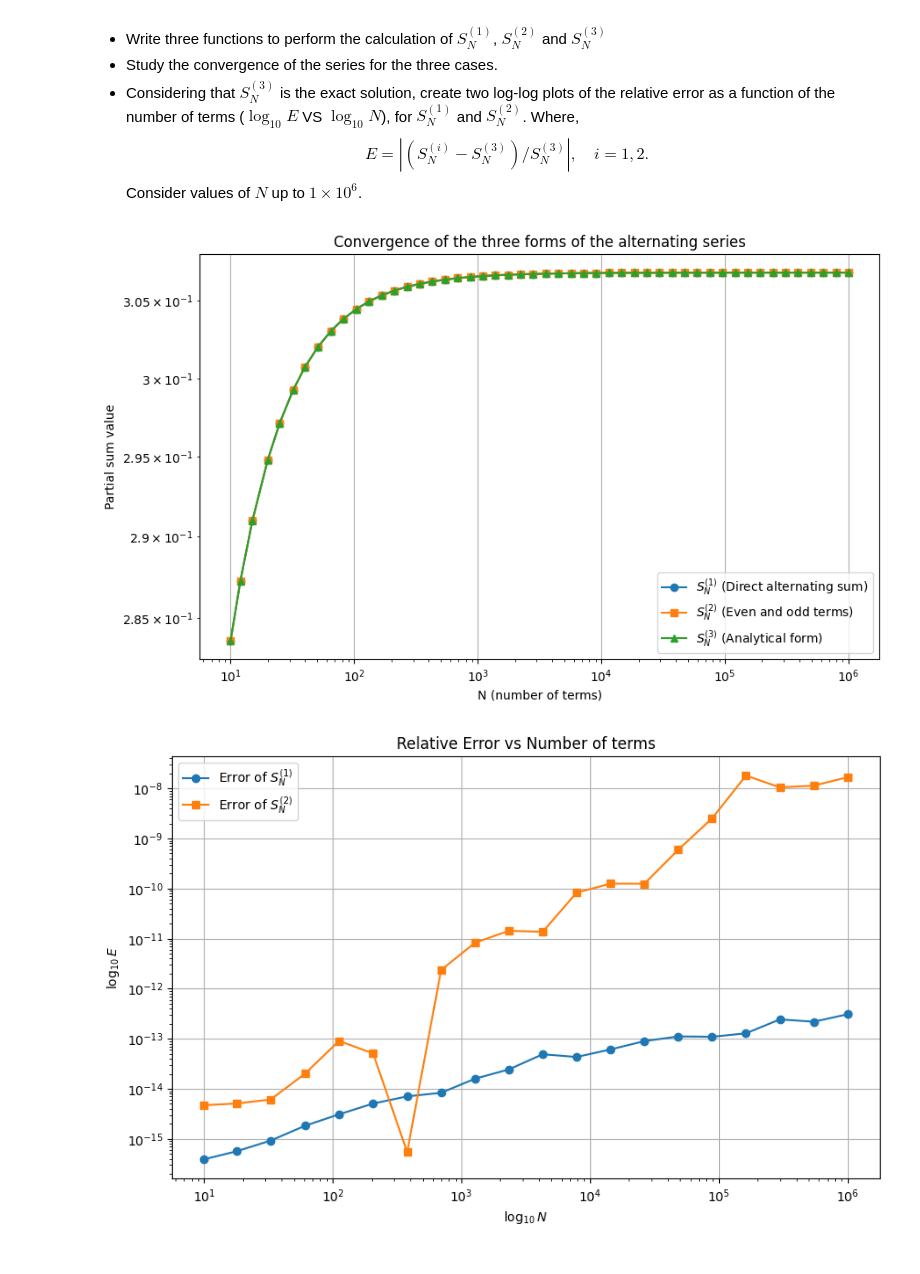
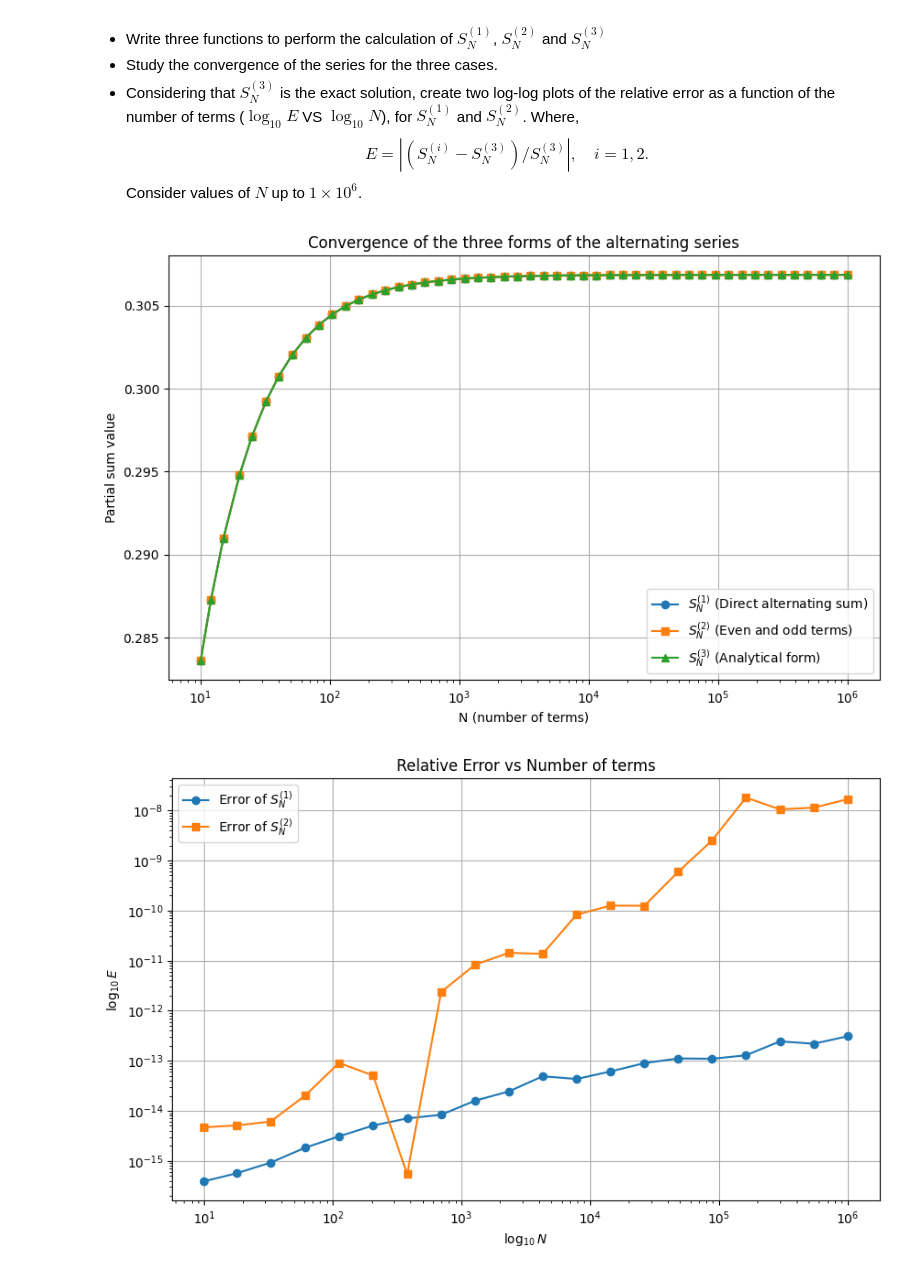
Before and after one commit to danielruizm16/ComputationalMethods, a Jupyter notebook: Numerical_Rep_Errors/Num_errors_exercises.ipynb, the cells around one changed output. Saved outputs shown, nothing was run; the diff lists cells and outputs as text; code cells hidden in the pictures.

```diff
--- a/Numerical_Rep_Errors/Num_errors_exercises.ipynb
+++ b/Numerical_Rep_Errors/Num_errors_exercises.ipynb
@@ -102,25 +102,25 @@ def S3(N):
 # %%
 # N values (logarithmically spaced)
 N_values = np.logspace(1, 6, num=50, dtype=int)
 
 # Calculate the sums for each N
 S1_values = [S1(N) for N in N_values]
 S2_values = [S2(N) for N in N_values]
 S3_values = [S3(N) for N in N_values]
 
 # Convergence plot
 plt.figure(figsize=(10, 6))
-plt.loglog(N_values, S1_values, 'o-', label='$S_N^{(1)}$ (Direct alternating sum)')
-plt.loglog(N_values, S2_values, 's-', label='$S_N^{(2)}$ (Even and odd terms)')
-plt.loglog(N_values, S3_values, '^-', label='$S_N^{(3)}$ (Analytical form)')
+plt.semilogx(N_values, S1_values, 'o-', label='$S_N^{(1)}$ (Direct alternating sum)')
+plt.semilogx(N_values, S2_values, 's-', label='$S_N^{(2)}$ (Even and odd terms)')
+plt.semilogx(N_values, S3_values, '^-', label='$S_N^{(3)}$ (Analytical form)')
 plt.xlabel('N (number of terms)')
 plt.ylabel('Partial sum value')
 plt.title('Convergence of the three forms of the alternating series')
 plt.legend()
 plt.grid()
 plt.show()
 # %% [output]
-[figure, old version]
+[figure, new version]
 # %%
 N_values = np.logspace(1, 6, 20, dtype=int)  # N values from 10^1 to 10^6
 E1 = []
```
Also changed, not shown: 2 other files.
